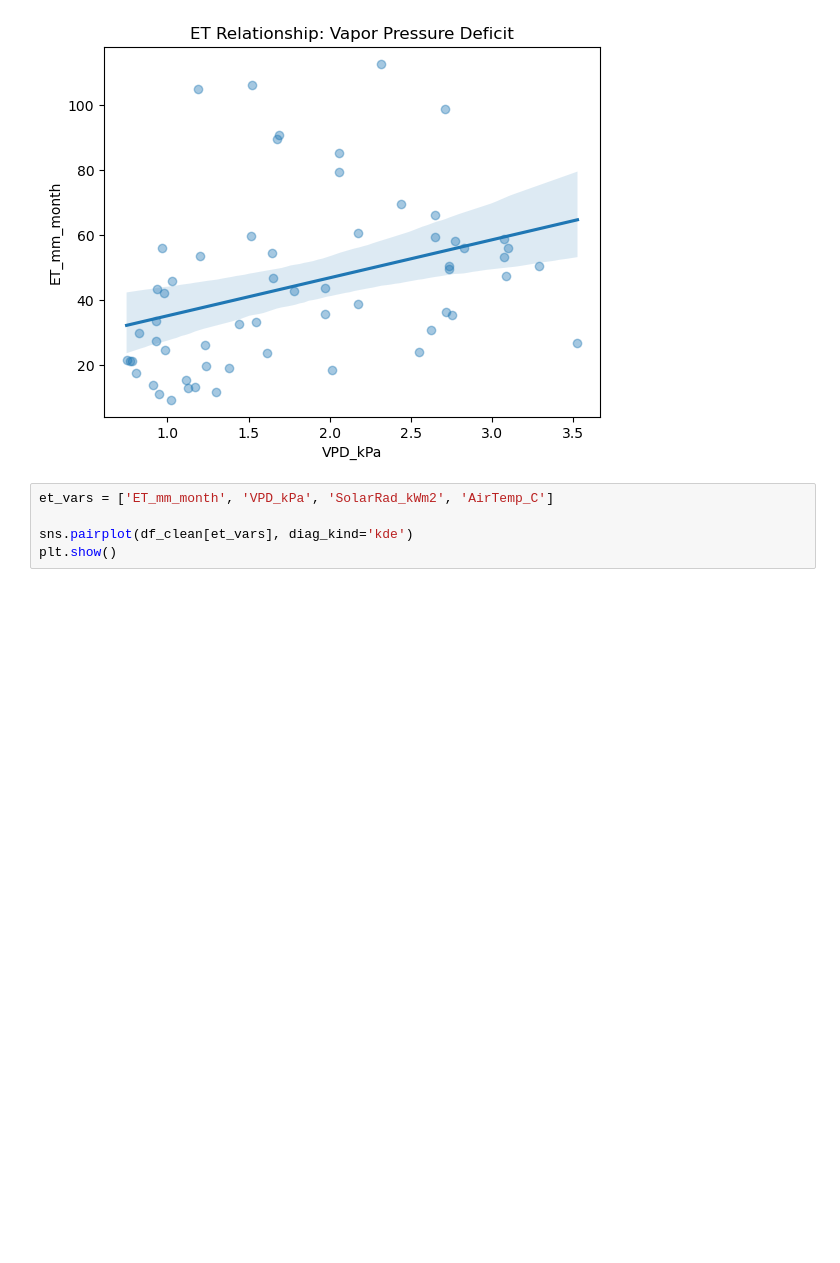
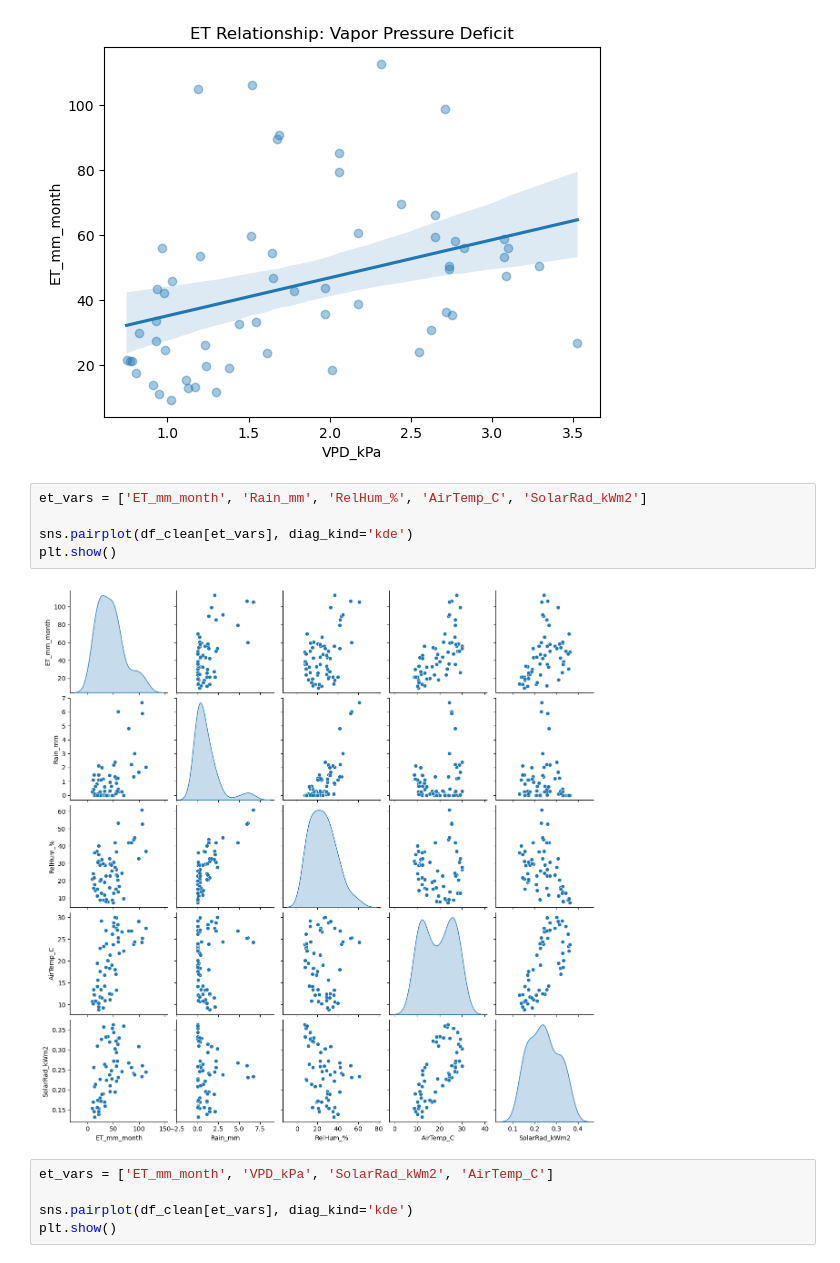
Before and after one commit to bcf0030/eda-project-evapotranspiration, a Jupyter notebook: data_exploration.ipynb, the cells around one changed output. Saved outputs shown, nothing was run; the diff lists cells and outputs as text; blank space fills up the shorter version.

```diff
--- a/data_exploration.ipynb
+++ b/data_exploration.ipynb
@@ -68,6 +74,13 @@ plt.title('ET Relationship: Vapor Pressure Deficit')
 # %% [output]
 Text(0.5, 1.0, 'ET Relationship: Vapor Pressure Deficit')
 [figure]
+# %%
+et_vars = ['ET_mm_month', 'Rain_mm', 'RelHum_%', 'AirTemp_C', 'SolarRad_kWm2']
+
+sns.pairplot(df_clean[et_vars], diag_kind='kde')
+plt.show()
+# %% [output]
+[figure, added]
 # %%
 et_vars = ['ET_mm_month', 'VPD_kPa', 'SolarRad_kWm2', 'AirTemp_C']
 
```
Also changed, not shown: parts of 1 cell of this notebook.
